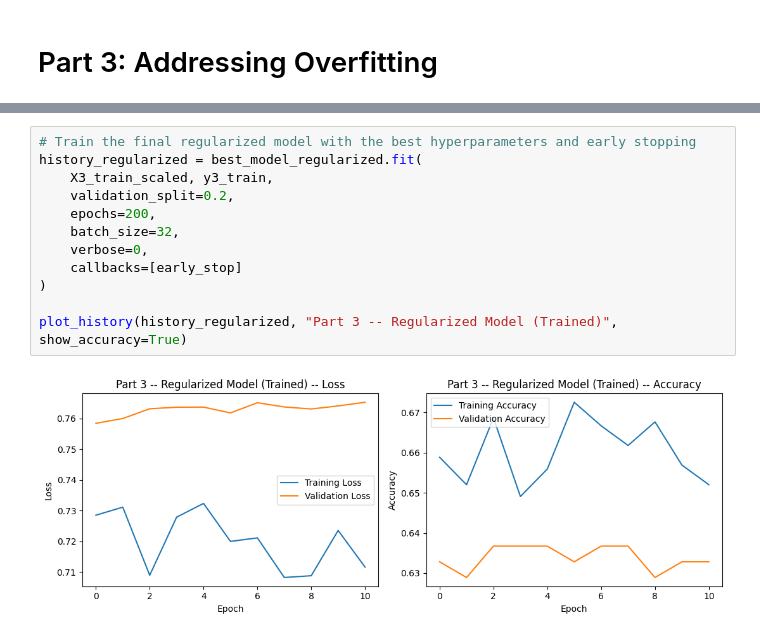
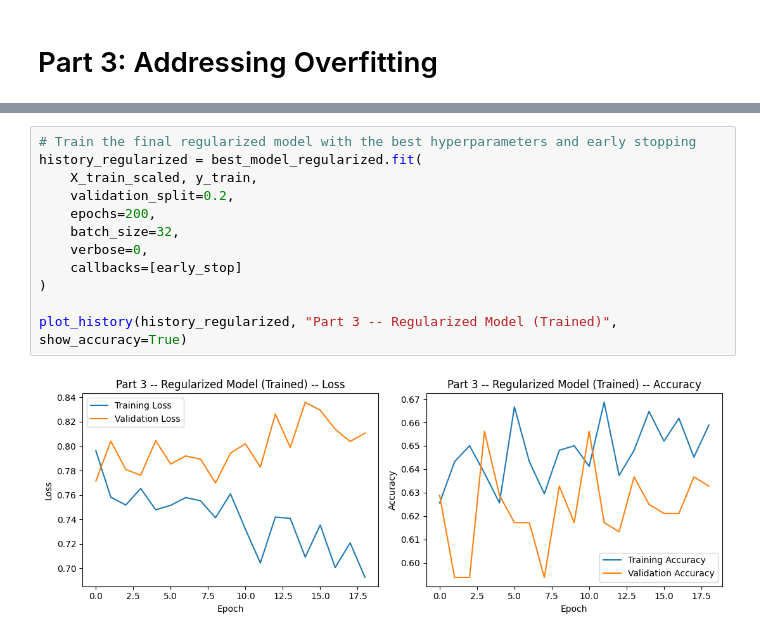
Before and after one commit to chasekrisko-design/IT480-FA26, a Jupyter notebook: Assignment1/Assignment1_Hyperparameter_Tuning.ipynb, the cells around one changed output, grey strips where cells are left out. Drawn from its saved outputs; the diff is of its cells as text.

```diff
--- a/Assignment1/Assignment1_Hyperparameter_Tuning.ipynb
+++ b/Assignment1/Assignment1_Hyperparameter_Tuning.ipynb
@@ -269,16 +269,16 @@ Best Validation Loss with regularization: 0.7582
 # %%
 # Train the final regularized model with the best hyperparameters and early stopping
 history_regularized = best_model_regularized.fit(
-    X3_train_scaled, y3_train,
+    X_train_scaled, y_train,
     validation_split=0.2,
     epochs=200,
     batch_size=32,
     verbose=0,
     callbacks=[early_stop]
 )
 
 plot_history(history_regularized, "Part 3 -- Regularized Model (Trained)", show_accuracy=True)
 # %% [output]
-[figure, old version]
+[figure, new version]
 # %%
 
```
Also changed, not shown: parts of 2 cells of this notebook.
